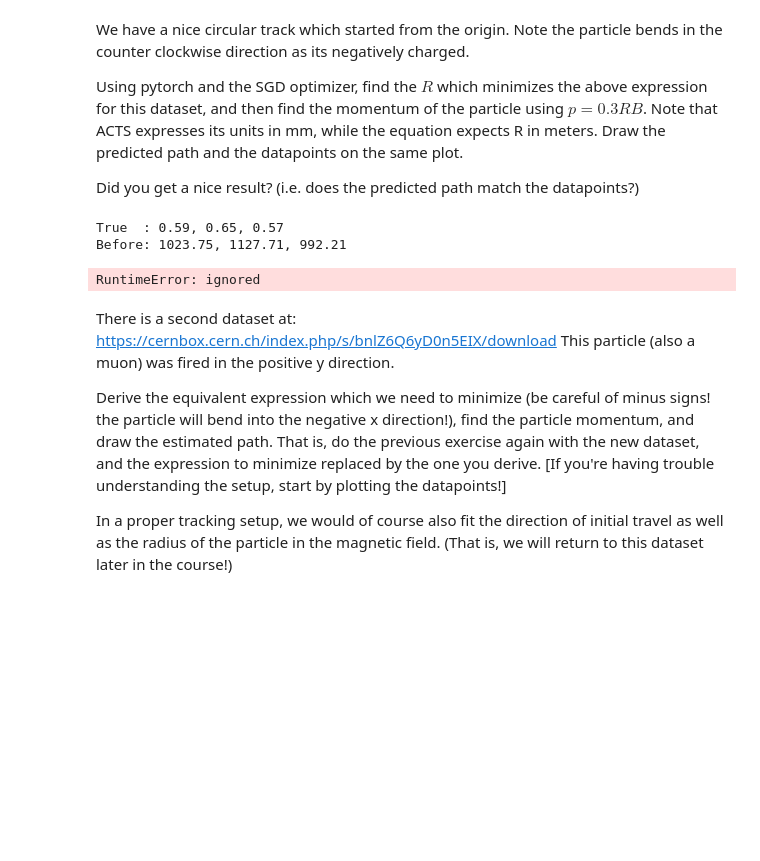
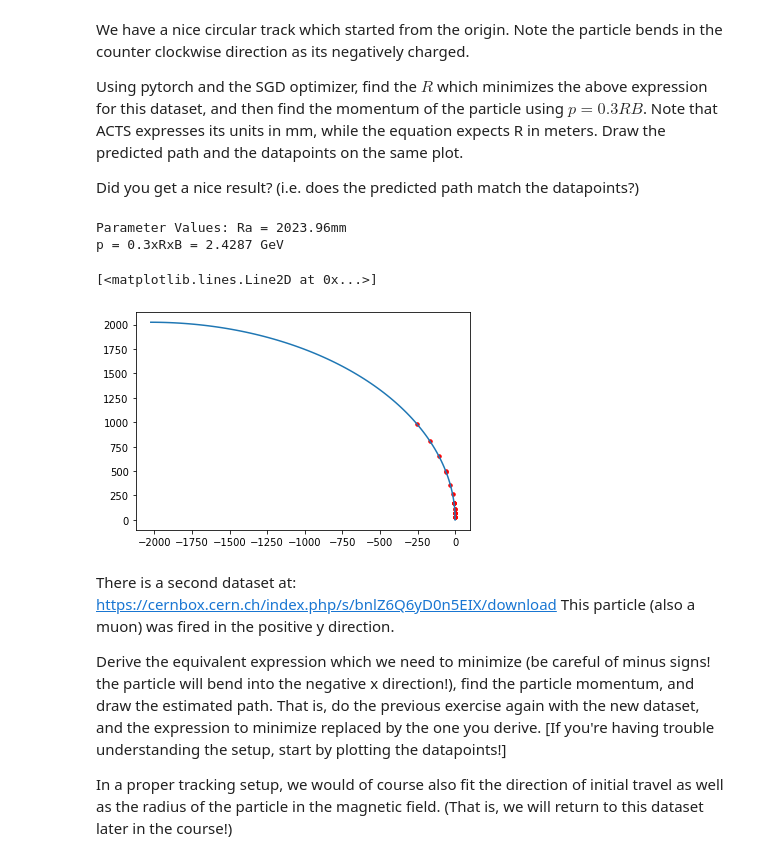
Before and after one commit to nyw-pathfinder/Deep-Learning-Bootcamp-with-PyTorch, a Jupyter notebook: 02-optimization.ipynb, the cells around one changed output. Saved outputs shown, nothing was run; the diff lists cells and outputs as text; code cells hidden in the pictures; blank space fills up the shorter version.

```diff
--- a/02-optimization.ipynb
+++ b/02-optimization.ipynb
@@ -710,52 +710,53 @@ Did you get a nice result? (i.e. does the predicted path match the datapoints?)
 # %%
 import torch
 import torch.optim as optim
 import csv
 import requests
 import io
 import numpy as np
 import matplotlib.pyplot as plt
-r = requests.get('https://cernbox.cern.ch/index.php/s/cGW3njNCdSj45bs/download')
+
+
+r = requests.get('https://cernbox.cern.ch/index.php/s/bnlZ6Q6yD0n5EIX/download')
 reader = csv.reader(io.StringIO(r.text), delimiter=',')
 header = None
 datapoints = []
 for row in reader:
     if header is None: header = row
     else:
         row = {h:v for h,v in zip(header, row)}
         x, y = row['tx'], row['ty']
         datapoints.append((float(x),float(y)))
 datapoints = np.array(datapoints)
 
-xs = torch.tensor(datapoints[:,0]) # datapoints
+xs = torch.tensor(datapoints[:,0])
 ys = torch.tensor(datapoints[:,1])
 
-Ra = torch.tensor([1.5], requires_grad=True)
+Ra = torch.tensor([10.], requires_grad=True)
 
-opt = optim.SGD([Ra], lr=0.02)
-f_loss = torch.nn.MSELoss()
+opt = optim.SGD([Ra], lr=0.000002)
+f_loss = torch.nn.MSELoss() # mean square error loss (y_true-y_pred)**2, by default averages over the batch
 
-model = (lambda x,y: x**2 + y**2 - 2 *y*Ra)
+model = lambda x, y: x*x + y*y + 2*x*Ra
 
-print(f"True  : {ys[0].item():.2f}, {ys[1].item():.2f}, {ys[2].item():.2f}")
-print(f"Before: {model(xs[0],ys[0]).item():.2f}, {model(xs[1],ys[1]).item():.2f}, {model(xs[2],ys[2]).item():.2f}")
+for times in range(50): #
+    opt.zero_grad() # clear the gradient
+    y_model = model(xs, ys) # calculate the function
+    loss = f_loss(torch.zeros_like(y_model),y_model) # calculate the loss for the point
+    loss.backward() # calculate and accumulate the gradient
+    opt.step() # Update using the gradient, step in the *opposite* direction
 
-for times in range(5): # we call one time through the data an "epoch", so we here are "running 5 epochs"
-    for xs, ys in zip(xs, ys):
-        R_model = model(xs,ys) # calculate the function
-        out = model(xs,ys)
-        loss = f_loss(ys,R_model) # calculate the loss for the point
-        loss.backward() # calculate and accumulate the gradient
-        # Update using the gradient, step in the *opposite* direction
-        opt.zero_grad() # clear the gradient
-        opt.step()
+print(f"Parameter Values: Ra = {Ra.item():.2f}mm")
+print(f"p = 0.3xRxB = {0.3*Ra.item()*0.001*4:.4f} GeV")
 
-print(f"After : {model(1).item():.2f}, {model(1.5).item():.2f}, {model(2).item():.2f}")
-print(f"Parameter Values: alpha={alpha.item():.2f}, beta={beta.item():.2f}")
+theta = np.linspace(0, np.pi/2, 100)
+plt.scatter(xs, ys, s=12, color='red')
+plt.plot(-Ra.detach()*(1-np.cos(theta)), Ra.detach()*np.sin(theta))
 # %% [output]
-True  : 0.59, 0.65, 0.57
-Before: 1023.75, 1127.71, 992.21
+Parameter Values: Ra = 2023.96mm
+p = 0.3xRxB = 2.4287 GeV
-RuntimeError: ignored
+[<matplotlib.lines.Line2D at 0x...>]
+[figure, added]
 # %% [markdown]
 There is a second dataset at:
 https://cernbox.cern.ch/index.php/s/bnlZ6Q6yD0n5EIX/download
```
